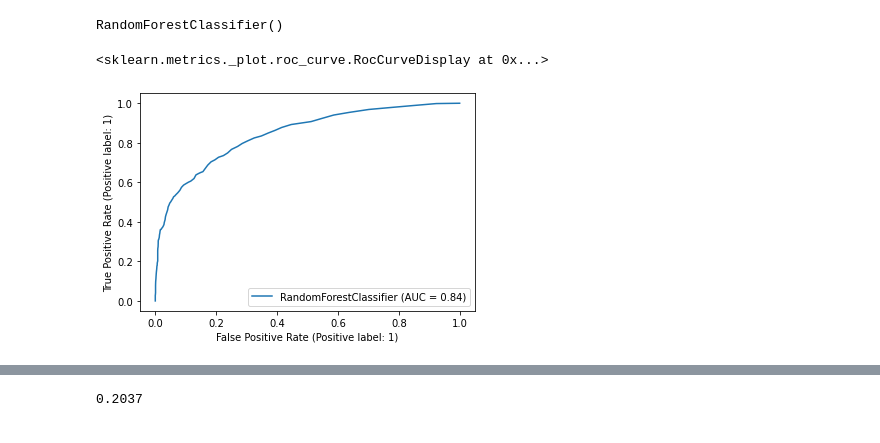
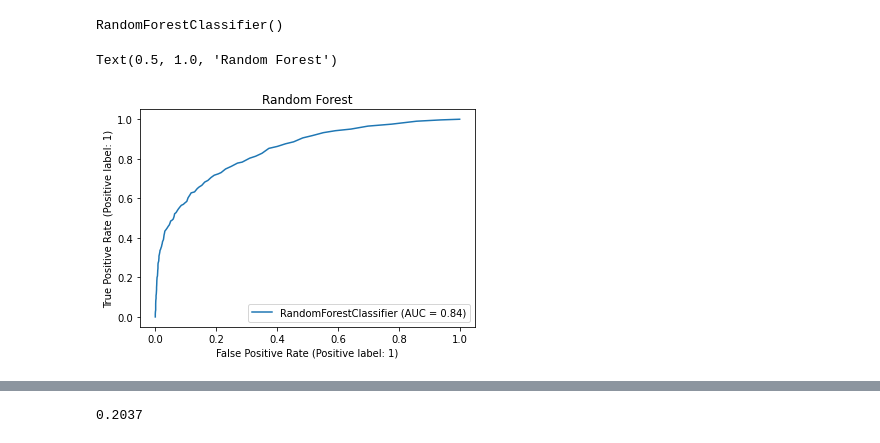
Before and after one commit to afleitas/ApSup, a Jupyter notebook: tp_final.ipynb, the cells around one changed output, grey strips where cells are left out. Drawn from its saved outputs; the diff is of its cells as text; code cells hidden in the pictures.

```diff
--- a/tp_final.ipynb
+++ b/tp_final.ipynb
@@ -198,9 +200,10 @@ RandomForestClassifier()
 # %%
 from sklearn import metrics
 metrics.plot_roc_curve(clf, x_test, y_test)
+plt.title("Random Forest")
 # %% [output]
-<sklearn.metrics._plot.roc_curve.RocCurveDisplay at 0x...>
+Text(0.5, 1.0, 'Random Forest')
-[figure, old version]
+[figure, new version]
 # %%
 from sklearn.linear_model import LogisticRegression
 clf_log = LogisticRegression(random_state=0).fit(x_train, y_train)
```
Also changed, not shown: parts of 34 cells of this notebook.
